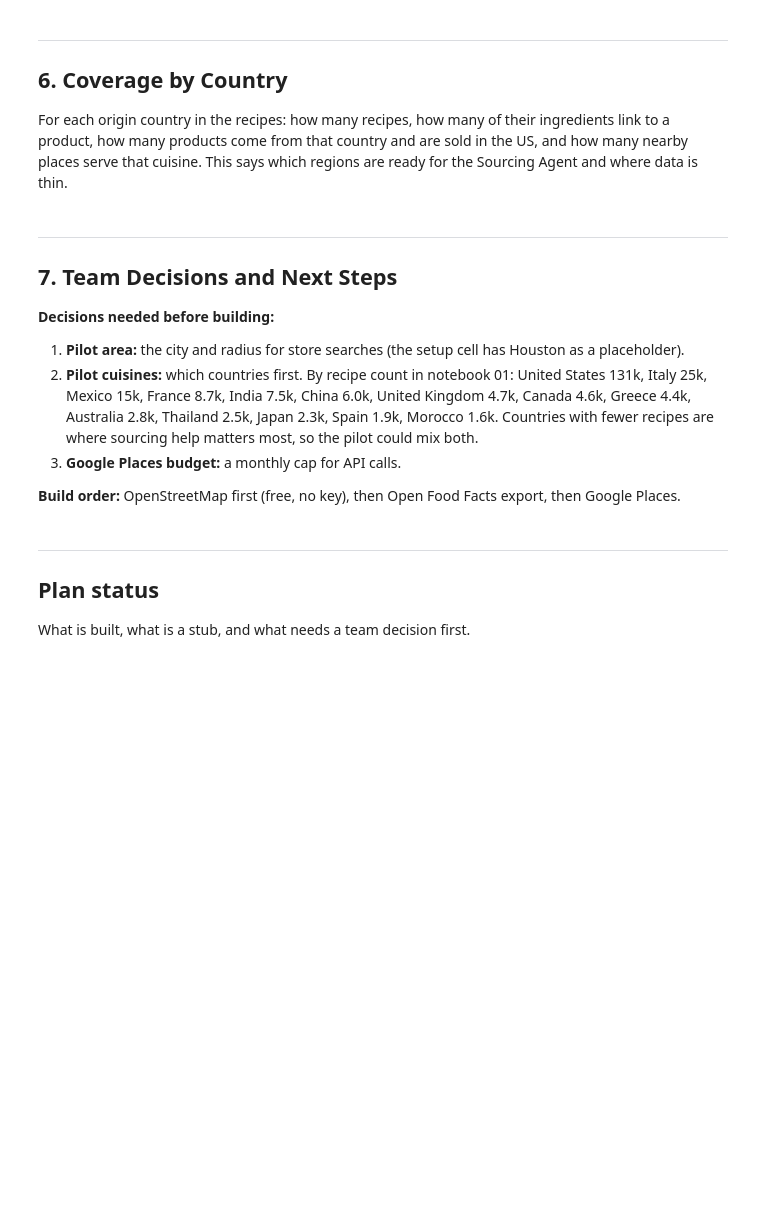
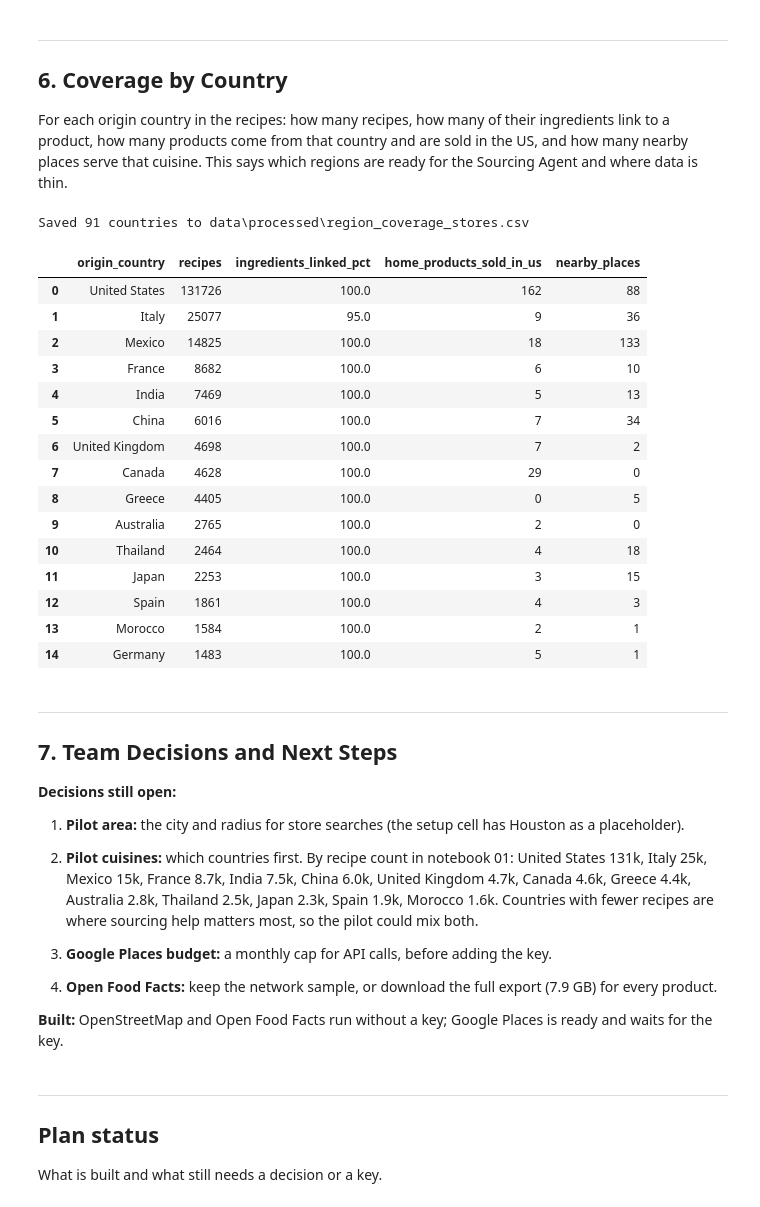
Before and after one commit to Chloe-Tu2/The-EverFlavor-AI, a Jupyter notebook: notebooks/03_stores_and_products.ipynb, the cells around one changed output. Saved outputs shown, nothing was run; the diff lists cells and outputs as text; code cells hidden in the pictures; blank space fills up the shorter version.

```diff
--- a/notebooks/03_stores_and_products.ipynb
+++ b/notebooks/03_stores_and_products.ipynb
@@ -101,8 +104,8 @@ os.chdir(PROJECT_ROOT)
 # -------------------------------------------------------
 SRC_DIR = PROJECT_ROOT / "src"
 EVERFLAVOR_MODULES = ["__init__", "charts", "checks", "cooking", "cuisine", "diets", "environment",
-                      "features", "flags", "ingredients", "knowledge", "nutrition", "parsing", "pipeline",
-                      "progress", "recommend", "reporting", "review", "sources"]
+                      "features", "flags", "freshness", "ingredients", "knowledge", "nutrition", "parsing",
+                      "pipeline", "progress", "recommend", "reporting", "review", "sources", "stores"]
 EVERFLAVOR_URL = "https://raw.githubusercontent.com/Chloe-Tu2/The-EverFlavor-AI/main/src/everflavor/"
 EVERFLAVOR_DIR = SRC_DIR / "everflavor"
 missing_modules = [m for m in EVERFLAVOR_MODULES if not (EVERFLAVOR_DIR / f"{m}.py").exists()]
@@ -126,6 +129,10 @@ PILOT_AREA = {"name": "Houston, TX", "lat": 29.7604, "lng": -95.3698, "radius_m"
 PLACES_CACHE = Path("data/raw/places_cache")
 OSM_CACHE = Path("data/raw/osm_cache")
 OFF_EXPORT_DIR = Path("data/raw/off_export")
+PLACES_FILE = Path("data/processed/places.parquet")
+PRODUCTS_FILE = Path("data/processed/products_by_country.parquet")
+LINKS_FILE = Path("data/processed/ingredient_products.parquet")
+COVERAGE_FILE = Path("data/processed/region_coverage_stores.csv")
 for folder in [PLACES_CACHE, OSM_CACHE, OFF_EXPORT_DIR, Path("data/processed")]:
     folder.mkdir(parents=True, exist_ok=True)
 
@@ -285,10 +352,18 @@ def off_products_by_country(export_dir: Path, refresh: bool = False) -> pd.DataF
 `sold_in_us`, `match` (`exact` / `category`), `confidence`.
-# %%
-def link_ingredients_to_products(ingredients: pd.Series, products: pd.DataFrame) -> pd.DataFrame:
-    """Match normalized ingredient names to Open Food Facts products (name and category match)."""
-    raise NotImplementedError("sketch: ingredient -> product matching")
-
-
-def suggest_where_to_buy(ingredient: str, origin_country: str, links: pd.DataFrame, places: pd.DataFrame) -> dict:
-    """Return brands from `origin_country` and nearby store types, every store claim marked unverified."""
-    raise NotImplementedError("sketch: sourcing suggestion")
+# %%
+ingredient_counts = pd.Series([i for items in recipes["ingredient_list"] for i in items]).value_counts()
+common_ingredients = ingredient_counts[ingredient_counts >= 200].index.tolist()
+links = link_ingredients_to_products(common_ingredients, products)
+links.to_parquet(LINKS_FILE, index=False)
+print(f"{links['ingredient'].nunique():,} of {len(common_ingredients):,} common ingredients link to products "
+      f"({len(links):,} links); match: " + ", ".join(f"{m} {n:,}" for m, n in links["match"].value_counts().items()))
+
+for ingredient, country in [("soy sauce", "China"), ("fish sauce", "Thailand"), ("tortilla", "Mexico"),
+                            ("feta cheese", "Greece"), ("basmati rice", "India")]:
+    tip = suggest_where_to_buy(ingredient, country, links, places)
+    home = tip["home_brands"] or tip["home_brands_elsewhere"]
+    print(f"\n{ingredient} ({country}): brands from {country}: {home[:3] or '-'}"
+          f"{'' if tip['home_brands'] or not home else ' (not marked as sold in the US)'}; "
+          f"sold in the US: {tip['other_brands_sold_in_us'][:3] or '-'}")
+    print(f"  stores to try ({tip['store_match']} match): {tip['stores_to_try'][:3] or 'none found in OpenStreetMap'}")
+print(f"\nEvery store suggestion says: {tip['note']}")
@@ -300,31 +394,51 @@ def suggest_where_to_buy(ingredient: str, origin_country: str, links: pd.DataFra
 For each origin country in the recipes: how many recipes, how many of their ingredients link to a product,
 how many products come from that country and are sold in the US, and how many nearby places serve that
 cuisine. This says which regions are ready for the Sourcing Agent and where data is thin.
-# %%
-def region_coverage(recipes: pd.DataFrame, links: pd.DataFrame, products: pd.DataFrame,
-                    places: pd.DataFrame) -> pd.DataFrame:
-    """One row per origin country: recipes, ingredients_linked_pct, home_products_sold_in_us, nearby_places."""
-    raise NotImplementedError("sketch: coverage report")
+# %%
+coverage = region_coverage(recipes, links, products, places)
+coverage.to_csv(COVERAGE_FILE, index=False)
+print(f"Saved {len(coverage)} countries to {COVERAGE_FILE}")
+coverage.head(15)
+# %% [output]
+Saved 91 countries to data\processed\region_coverage_stores.csv
+|  | origin_country | recipes | ingredients_linked_pct | home_products_sold_in_us | nearby_places |
+| 0 | United States | 131726 | 100.0 | 162 | 88 |
+| 1 | Italy | 25077 | 95.0 | 9 | 36 |
+| 2 | Mexico | 14825 | 100.0 | 18 | 133 |
+| 3 | France | 8682 | 100.0 | 6 | 10 |
+| 4 | India | 7469 | 100.0 | 5 | 13 |
+| 5 | China | 6016 | 100.0 | 7 | 34 |
+| 6 | United Kingdom | 4698 | 100.0 | 7 | 2 |
+| 7 | Canada | 4628 | 100.0 | 29 | 0 |
+| 8 | Greece | 4405 | 100.0 | 0 | 5 |
+| 9 | Australia | 2765 | 100.0 | 2 | 0 |
+| 10 | Thailand | 2464 | 100.0 | 4 | 18 |
+| 11 | Japan | 2253 | 100.0 | 3 | 15 |
+| 12 | Spain | 1861 | 100.0 | 4 | 3 |
+| 13 | Morocco | 1584 | 100.0 | 2 | 1 |
+| 14 | Germany | 1483 | 100.0 | 5 | 1 |
 # %% [markdown]
 ---
 
 ## 7. Team Decisions and Next Steps
 
-**Decisions needed before building:**
+**Decisions still open:**
 
 1. **Pilot area:** the city and radius for store searches (the setup cell has Houston as a placeholder).
 2. **Pilot cuisines:** which countries first. By recipe count in notebook 01: United States 131k, Italy 25k,
    Mexico 15k, France 8.7k, India 7.5k, China 6.0k, United Kingdom 4.7k, Canada 4.6k, Greece 4.4k,
    Australia 2.8k, Thailand 2.5k, Japan 2.3k, Spain 1.9k, Morocco 1.6k.
    Countries with fewer recipes are where sourcing help matters most, so the pilot could mix both.
-3. **Google Places budget:** a monthly cap for API calls.
 
-**Build order:** OpenStreetMap first (free, no key), then Open Food Facts export, then Google Places.
+3. **Google Places budget:** a monthly cap for API calls, before adding the key.
+4. **Open Food Facts:** keep the network sample, or download the full export (7.9 GB) for every product.
+
+**Built:** OpenStreetMap and Open Food Facts run without a key; Google Places is ready and waits for the key.
 # %% [markdown]
 ---
 
 ## Plan status
 
-What is built, what is a stub, and what needs a team decision first.
+What is built and what still needs a decision or a key.
 # %%
 PLAN = pd.DataFrame([
```
Also changed, not shown: parts of 17 cells of this notebook, 12 other files.
